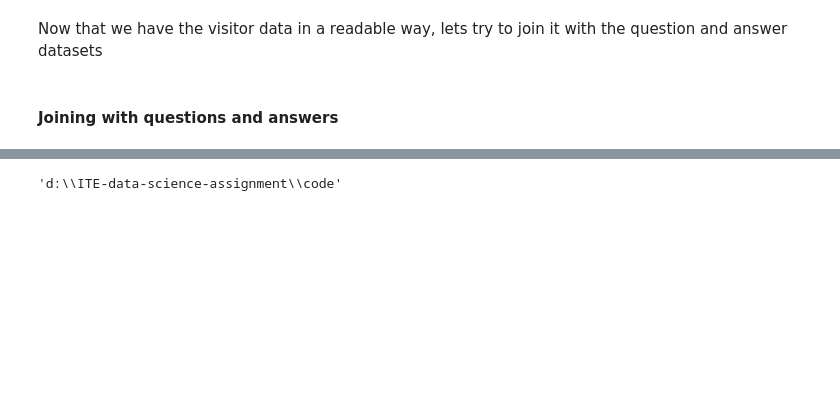
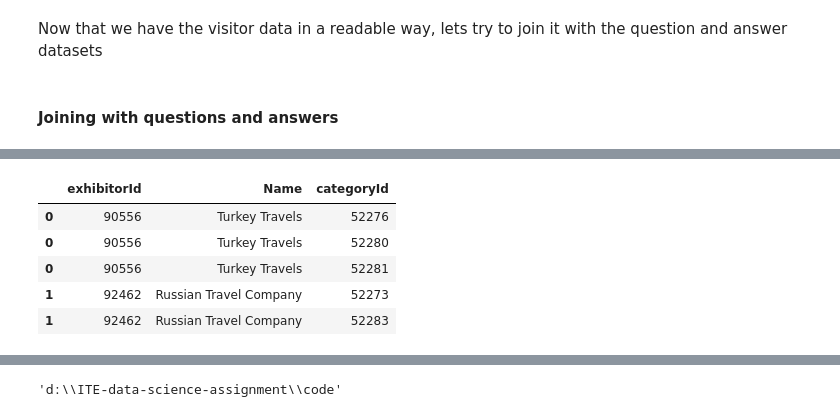
Before and after one commit to CyanideAngel/ITE-data-science-assignment, a Jupyter notebook: code/eda.ipynb, the cells around one changed output, grey strips where cells are left out. Cells and saved outputs as stored; diff of their text form; code cells hidden in the pictures; blank space fills up the shorter version.

```diff
--- a/code/eda.ipynb
+++ b/code/eda.ipynb
@@ -316,0 +330,12 @@ final_df.shape
+# %%
+# explode the category list to each row
+exploded_exhibitors = exhibitors.explode('category_list').drop('MainCategories', axis=1)
+exploded_exhibitors.rename({"category_list": 'categoryId'}, axis=1, inplace=True)
+exploded_exhibitors.head()
+# %% [output]
+|  | exhibitorId | Name | categoryId |
+| 0 | 90556 | Turkey Travels | 52276 |
+| 0 | 90556 | Turkey Travels | 52280 |
+| 0 | 90556 | Turkey Travels | 52281 |
+| 1 | 92462 | Russian Travel Company | 52273 |
+| 1 | 92462 | Russian Travel Company | 52283 |
```
Also changed, not shown: parts of 16 cells of this notebook, 4 other files.
